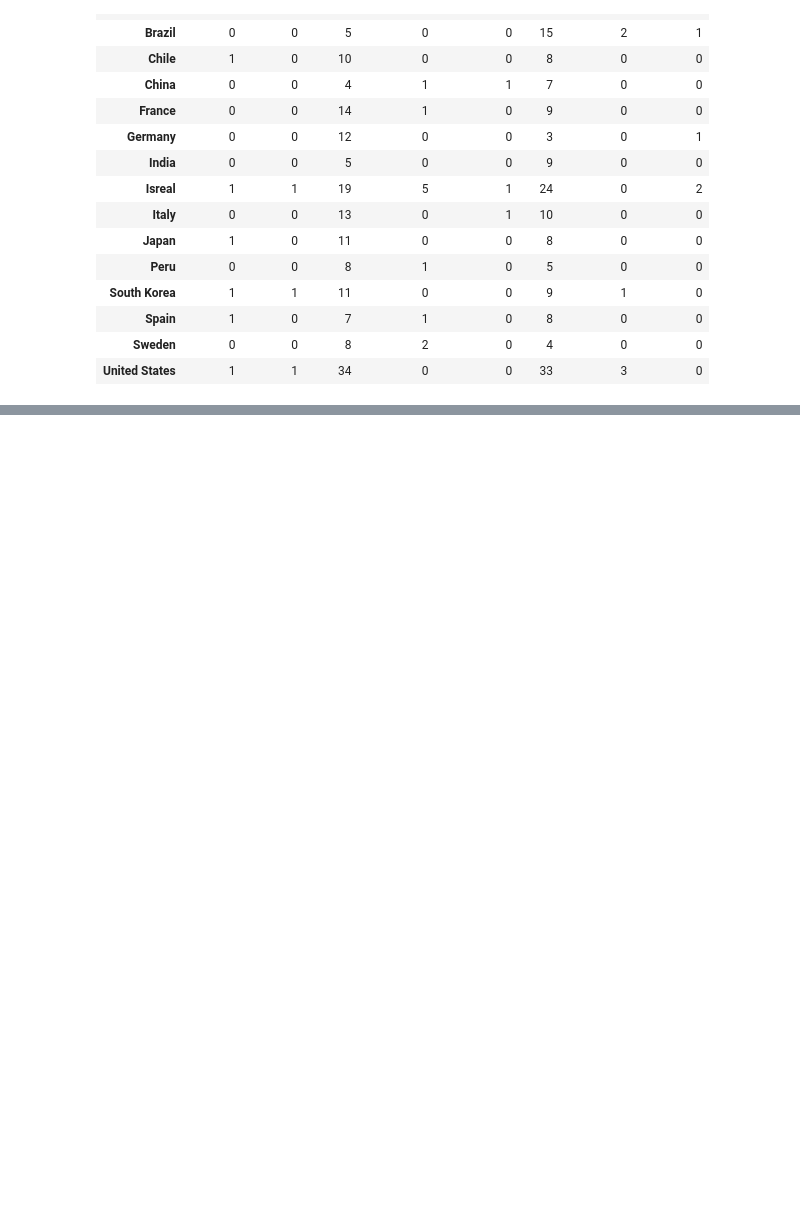
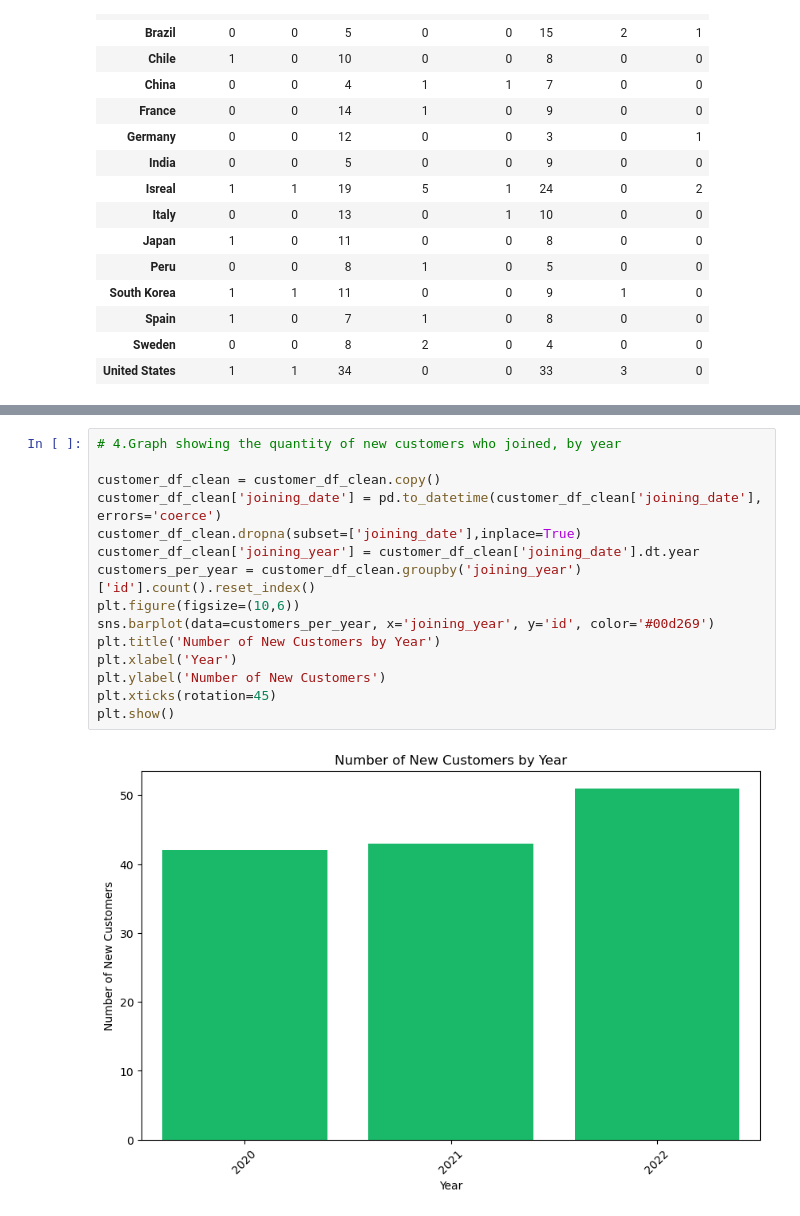
Before and after one commit to ShaniStaretz-ai/dataScience-14-May-25-Exam-b, a Jupyter notebook: Question2.ipynb, the cells around one changed output, grey strips where cells are left out. Drawn from its saved outputs; the diff is of its cells as text; blank space fills up the shorter version.

```diff
--- a/Question2.ipynb
+++ b/Question2.ipynb
@@ -99,0 +127,17 @@ pd.pivot_table(
+# %%
+# 4.Graph showing the quantity of new customers who joined, by year
+
+customer_df_clean = customer_df_clean.copy()
+customer_df_clean['joining_date'] = pd.to_datetime(customer_df_clean['joining_date'], errors='coerce')
+customer_df_clean.dropna(subset=['joining_date'],inplace=True)
+customer_df_clean['joining_year'] = customer_df_clean['joining_date'].dt.year
+customers_per_year = customer_df_clean.groupby('joining_year')['id'].count().reset_index()
+plt.figure(figsize=(10,6))
+sns.barplot(data=customers_per_year, x='joining_year', y='id', color='#00d269')
+plt.title('Number of New Customers by Year')
+plt.xlabel('Year')
+plt.ylabel('Number of New Customers')
+plt.xticks(rotation=45)
+plt.show()
+# %% [output]
+[figure, added]
```
Also changed, not shown: parts of 7 cells of this notebook, 1 other file.
